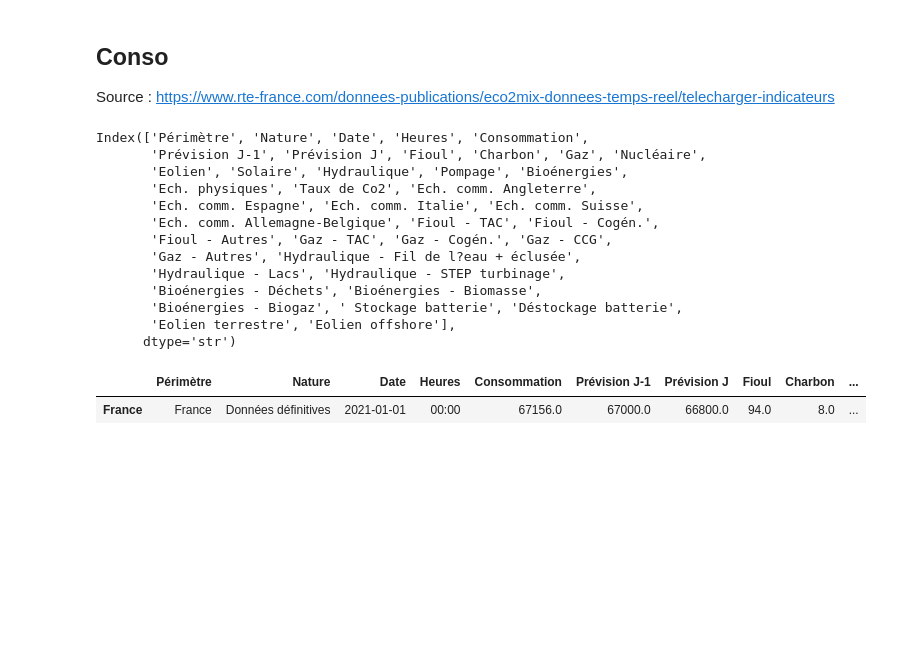
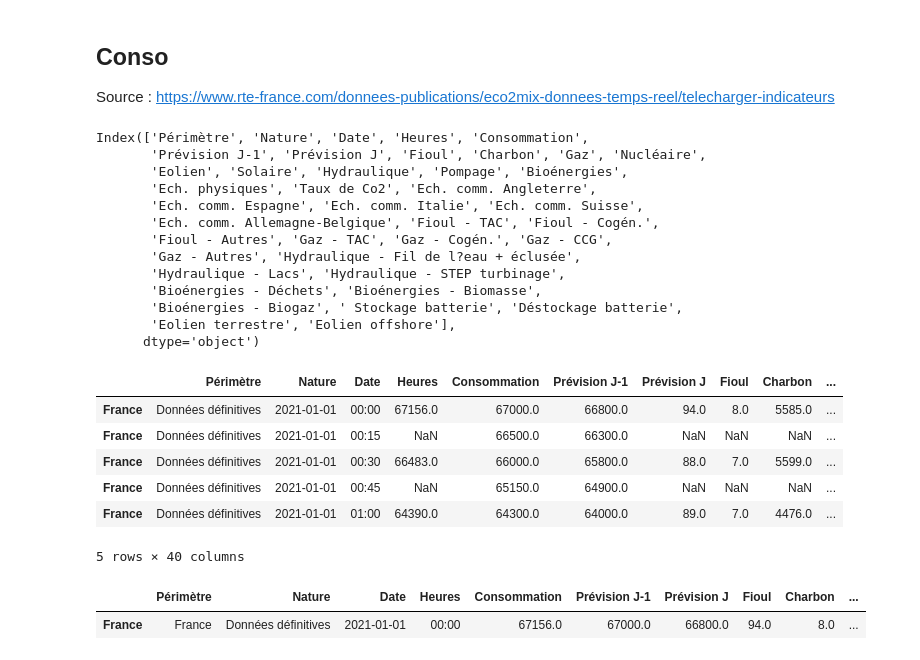
Before and after one commit to Marwane-ELM/energy_peak_prediction_fr, a Jupyter notebook: notebooks/data_exploration.ipynb, the cells around one changed output. Saved outputs shown, nothing was run; the diff lists cells and outputs as text; code cells hidden in the pictures; blank space fills up the shorter version.

```diff
--- a/notebooks/data_exploration.ipynb
+++ b/notebooks/data_exploration.ipynb
@@ -18,7 +21,7 @@ Source : https://www.rte-france.com/donnees-publications/eco2mix-donnees-temps-r
 # %%
 conso = pd.DataFrame()
 for i in range(1, 5):
-    df = pd.read_csv(f"data/conso/conso_energie_202{i}.xls", sep="\t", encoding="latin1", low_memory=False)
+    df = pd.read_csv(f"../data/conso/conso_energie_202{i}.zip", compression='zip', sep="\t", encoding="latin1", low_memory=False)
     conso = pd.concat([conso,df])
 # %%
 conso.columns
@@ -35,7 +38,17 @@ Index(['Périmètre', 'Nature', 'Date', 'Heures', 'Consommation',
        'Bioénergies - Déchets', 'Bioénergies - Biomasse',
        'Bioénergies - Biogaz', ' Stockage batterie', 'Déstockage batterie',
        'Eolien terrestre', 'Eolien offshore'],
-      dtype='str')
+      dtype='object')
+# %%
+conso.head()
+# %% [output]
+|  | Périmètre | Nature | Date | Heures | Consommation | Prévision J-1 | Prévision J | Fioul | Charbon | ... |
+| France | Données définitives | 2021-01-01 | 00:00 | 67156.0 | 67000.0 | 66800.0 | 94.0 | 8.0 | 5585.0 | ... |
+| France | Données définitives | 2021-01-01 | 00:15 | NaN | 66500.0 | 66300.0 | NaN | NaN | NaN | ... |
+| France | Données définitives | 2021-01-01 | 00:30 | 66483.0 | 66000.0 | 65800.0 | 88.0 | 7.0 | 5599.0 | ... |
+| France | Données définitives | 2021-01-01 | 00:45 | NaN | 65150.0 | 64900.0 | NaN | NaN | NaN | ... |
+| France | Données définitives | 2021-01-01 | 01:00 | 64390.0 | 64300.0 | 64000.0 | 89.0 | 7.0 | 4476.0 | ... |
+5 rows × 40 columns
 # %%
 conso = conso.shift(axis=1)
 conso["Périmètre"] = conso.index
```
Also changed, not shown: parts of 11 cells of this notebook, 3 other files.
